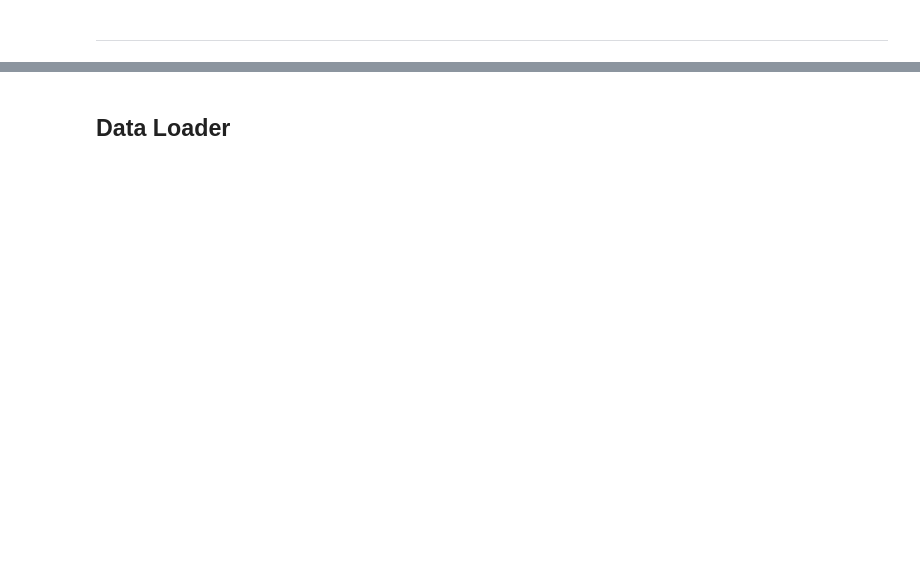
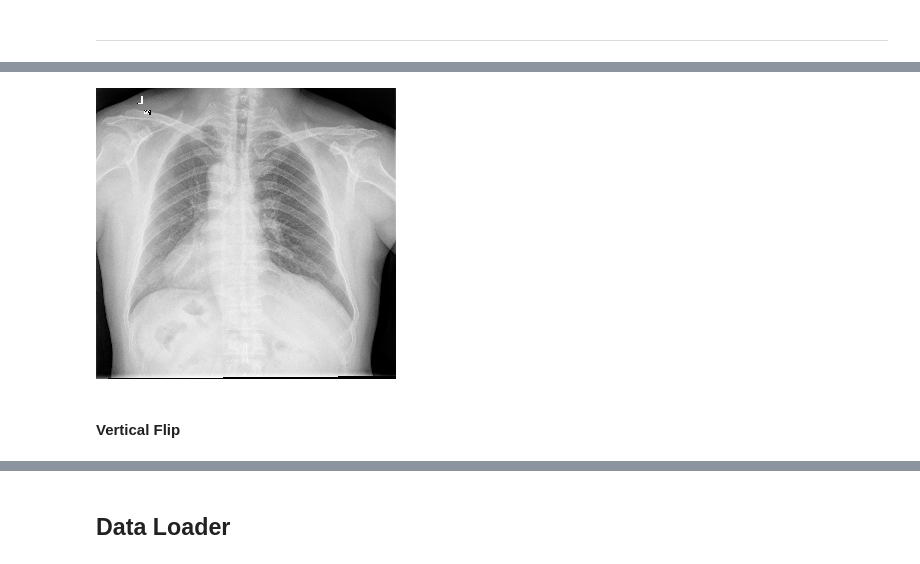
Before and after one commit to shik3519/DL-Xray, a Jupyter notebook: x_ray_convnet_basic.ipynb, the cells around one changed output, grey strips where cells are left out. Cells and saved outputs as stored; diff of their text form; code cells hidden in the pictures; blank space fills up the shorter version.

```diff
--- a/x_ray_convnet_basic.ipynb
+++ b/x_ray_convnet_basic.ipynb
@@ -40,0 +87,8 @@ sz = (300,300) #specify the final size
+# %%
+t = transforms.RandomHorizontalFlip()
+# %%
+t(sample)
+# %% [output]
+[figure, added]
+# %% [markdown]
+#### Vertical Flip
```
Also changed, not shown: parts of 57 cells of this notebook.
